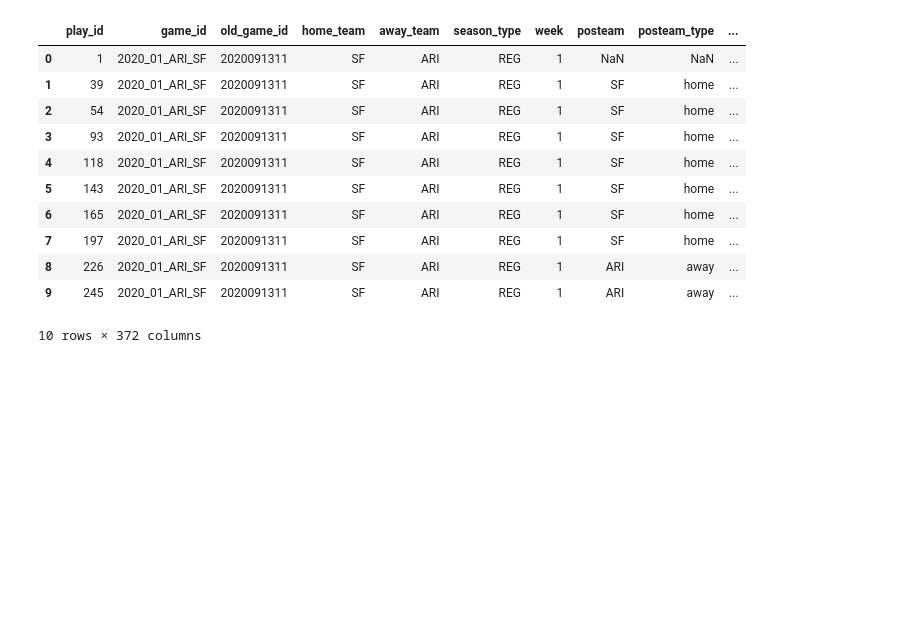
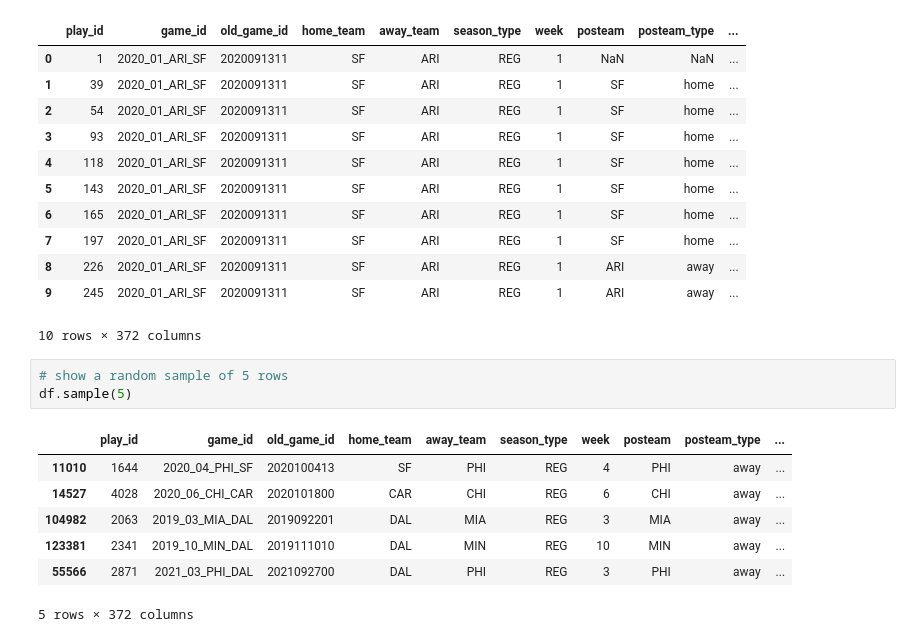
Before and after one commit to thijswillemmoens/predict_nfl_touchdowns, a Jupyter notebook: main.ipynb, the cells around one changed output. Saved outputs shown, nothing was run; the diff lists cells and outputs as text; blank space fills up the shorter version.

```diff
--- a/main.ipynb
+++ b/main.ipynb
@@ -42,3 +42,14 @@ df.head(10)
 | 8 | 226 | 2020_01_ARI_SF | 2020091311 | SF | ARI | REG | 1 | ARI | away | ... |
 | 9 | 245 | 2020_01_ARI_SF | 2020091311 | SF | ARI | REG | 1 | ARI | away | ... |
 10 rows × 372 columns
+# %%
+# show a random sample of 5 rows
+df.sample(5)
+# %% [output]
+|  | play_id | game_id | old_game_id | home_team | away_team | season_type | week | posteam | posteam_type | ... |
+| 11010 | 1644 | 2020_04_PHI_SF | 2020100413 | SF | PHI | REG | 4 | PHI | away | ... |
+| 14527 | 4028 | 2020_06_CHI_CAR | 2020101800 | CAR | CHI | REG | 6 | CHI | away | ... |
+| 104982 | 2063 | 2019_03_MIA_DAL | 2019092201 | DAL | MIA | REG | 3 | MIA | away | ... |
+| 123381 | 2341 | 2019_10_MIN_DAL | 2019111010 | DAL | MIN | REG | 10 | MIN | away | ... |
+| 55566 | 2871 | 2021_03_PHI_DAL | 2021092700 | DAL | PHI | REG | 3 | PHI | away | ... |
+5 rows × 372 columns
```
Also changed, not shown: parts of 3 cells of this notebook.
